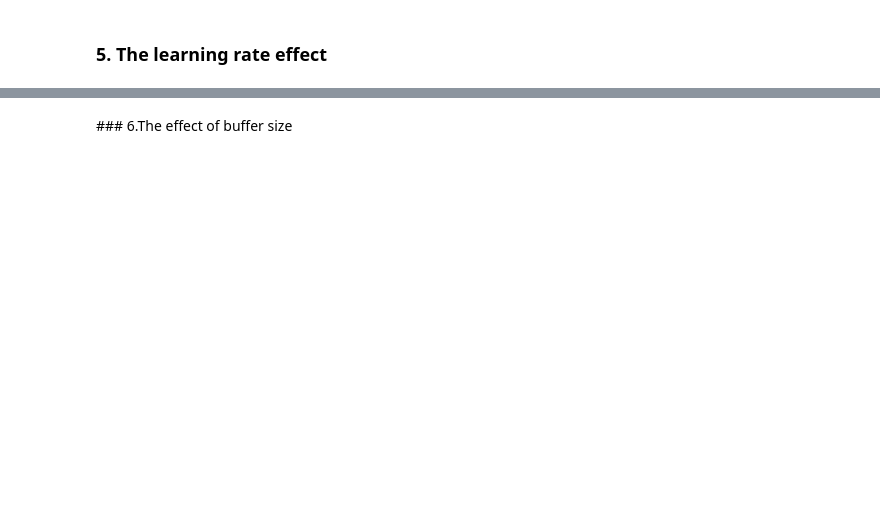
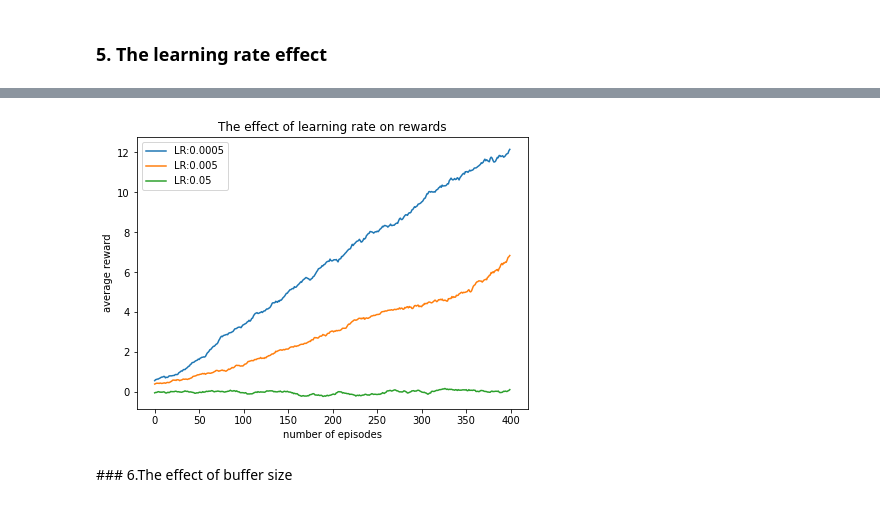
Before and after one commit to ebdundar/rl-collect-banana, a Jupyter notebook: Navigation.ipynb, the cells around one changed output, grey strips where cells are left out. Saved outputs shown, nothing was run; the diff lists cells and outputs as text; code cells hidden in the pictures; blank space fills up the shorter version.

```diff
--- a/Navigation.ipynb
+++ b/Navigation.ipynb
@@ -378,19 +413,21 @@ if not USE_PRETRAIN:
 # %%
 if not USE_PRETRAIN:
-    import matplotlib.pyplot as plt
+
     plt.figure(figsize=(7,5))
     for key in results:
         scores = results[key]
         means = []
         for i in range(100,len(scores)):
             means.append(np.mean(scores[i-100:i]))
-        plt.plot(means,label="LR:"+str(key/10))
+        plt.plot(means,label="LR:"+str(key))
     plt.xlabel('number of episodes')
     plt.ylabel('average reward')
 
     plt.title("The effect of learning rate on rewards")
     plt.legend()
     plt.show()
+# %% [output]
+[figure, added]
 # %%
 LR = 5e-4 # set LR to a default value
 # %% [markdown]
```
Also changed, not shown: parts of 6 cells of this notebook.
